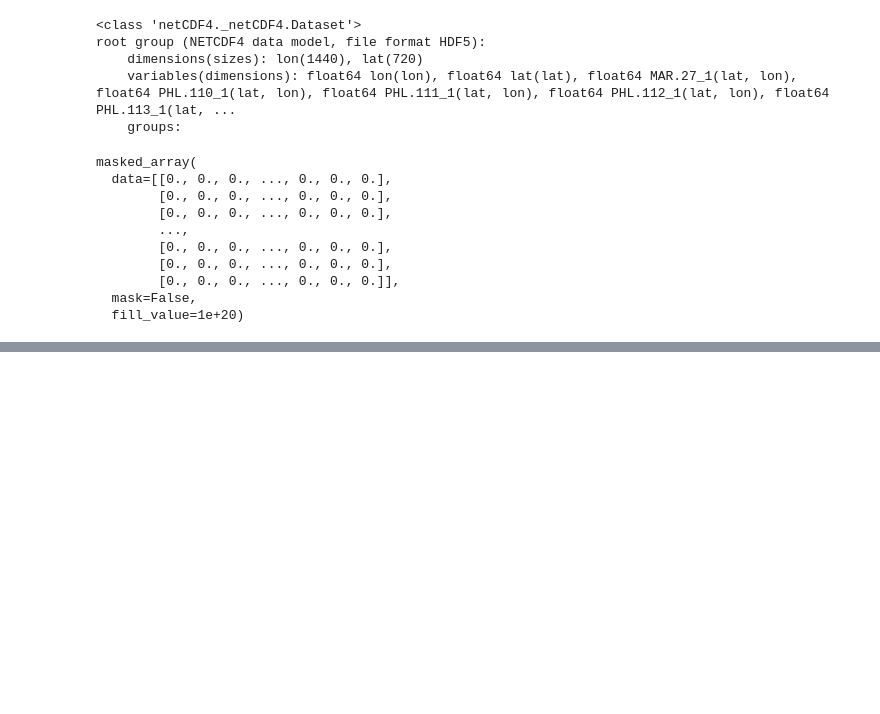
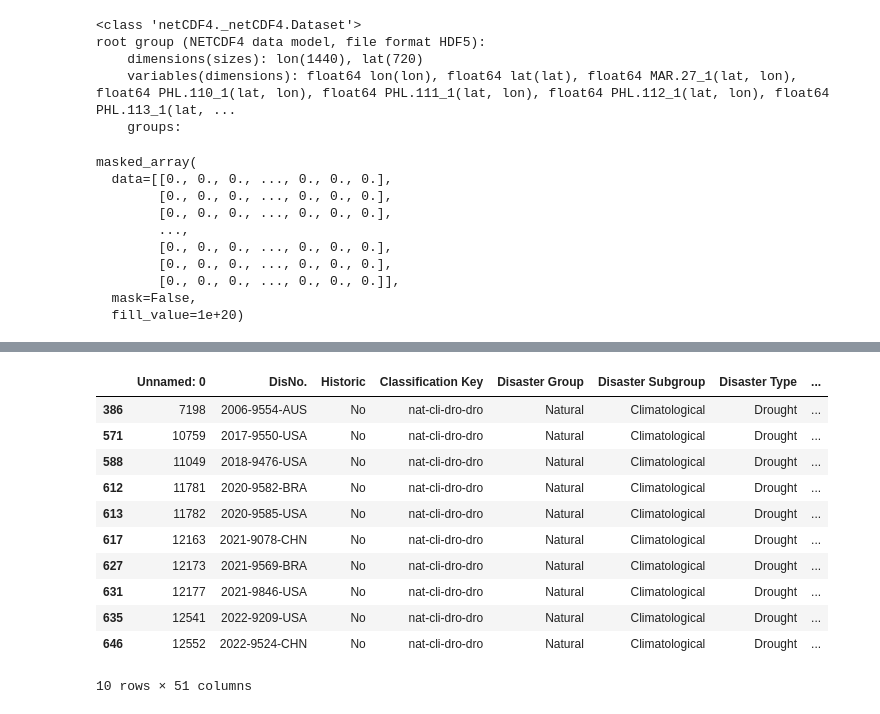
Before and after one commit to ingajsa/drought_damages, a Jupyter notebook: socio_economic/emdat_dose_assignment.ipynb, the cells around one changed output, grey strips where cells are left out. Drawn from its saved outputs; the diff is of its cells as text; code cells hidden in the pictures; blank space fills up the shorter version.

Commit message:
extract affected dose areas from EM-DAT

```diff
--- a/socio_economic/emdat_dose_assignment.ipynb
+++ b/socio_economic/emdat_dose_assignment.ipynb
@@ -146,7 +136,7 @@ for ev in emdat_bcs.index:
         if intersections.sum()>0:
             admin_str=admin_str + reg + ','
     print(admin_str)
-    emdat_bcs.loc[emdat_bcs['DisNo.']==ev_id+'-'+iso, 'affected_area']=admin_str
+    emdat_bcs.loc[emdat_bcs['DisNo.']==ev_id+'-'+iso, 'affected_area']=admin_str[:-1]
 # %% [output]
 31
 AUS.10_1,AUS.2_1,AUS.4_1,AUS.5_1,AUS.6_1,AUS.7_1,AUS.8_1,AUS.9_1,
@@ -248,0 +186,22 @@ gdf.loc[gdf['disasterno']=='2006-9554']
+# %%
+admins=list(emdat_bcs.loc[(emdat_bcs['affected_area']=='') & ~(emdat_bcs['Admin Units'].isna()),'Admin Units'])
+admin_names=[]
+for a in admins:
+    parsed_data = json.loads(a)
+    adm1_names = [entry["adm1_name"] for entry in parsed_data]
+    admin_names.append(adm1_names)
+# %%
+admin_codes=[]
+indices=emdat_bcs.loc[(emdat_bcs['affected_area']=='') & ~(emdat_bcs['Admin Units'].isna())].index
+isos=emdat_bcs.loc[(emdat_bcs['affected_area']=='') & ~(emdat_bcs['Admin Units'].isna()),'ISO'].values
+missing_list=[]
+for i,an in enumerate(admin_names):
+    gids=dose.loc[(dose['NAME_1'].isin(an)) & (dose['GID_0']==isos[i]), 'GID_1']
+    missings=[entry for entry in an if entry not in dose['NAME_1'].values]
+    missing_list.append(missings)
+
+    admin_str=''
+    for g in gids:
+        admin_str=admin_str+g+','
+    print(admin_str)
+    emdat_bcs.loc[indices[i],'affected_area']=admin_str[:-1]
@@ -248,0 +218,15 @@ gdf.loc[gdf['disasterno']=='2006-9554']
+# %%
+emdat_bcs.loc[indices,:]
+# %% [output]
+|  | Unnamed: 0 | DisNo. | Historic | Classification Key | Disaster Group | Disaster Subgroup | Disaster Type | ... |
+| 386 | 7198 | 2006-9554-AUS | No | nat-cli-dro-dro | Natural | Climatological | Drought | ... |
+| 571 | 10759 | 2017-9550-USA | No | nat-cli-dro-dro | Natural | Climatological | Drought | ... |
+| 588 | 11049 | 2018-9476-USA | No | nat-cli-dro-dro | Natural | Climatological | Drought | ... |
+| 612 | 11781 | 2020-9582-BRA | No | nat-cli-dro-dro | Natural | Climatological | Drought | ... |
+| 613 | 11782 | 2020-9585-USA | No | nat-cli-dro-dro | Natural | Climatological | Drought | ... |
+| 617 | 12163 | 2021-9078-CHN | No | nat-cli-dro-dro | Natural | Climatological | Drought | ... |
+| 627 | 12173 | 2021-9569-BRA | No | nat-cli-dro-dro | Natural | Climatological | Drought | ... |
+| 631 | 12177 | 2021-9846-USA | No | nat-cli-dro-dro | Natural | Climatological | Drought | ... |
+| 635 | 12541 | 2022-9209-USA | No | nat-cli-dro-dro | Natural | Climatological | Drought | ... |
+| 646 | 12552 | 2022-9524-CHN | No | nat-cli-dro-dro | Natural | Climatological | Drought | ... |
+10 rows × 51 columns
```
Also changed, not shown: parts of 25 cells of this notebook.
